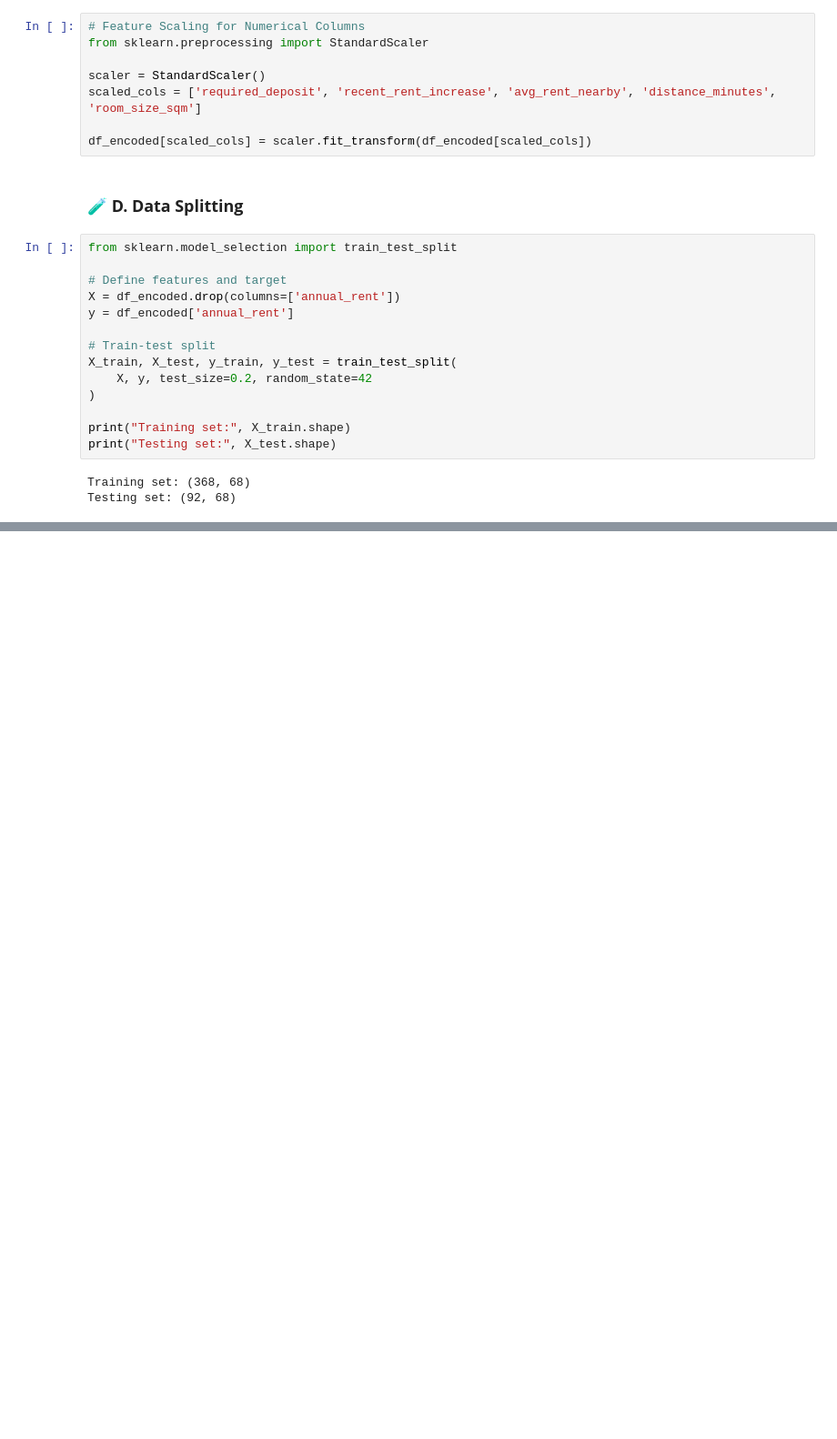
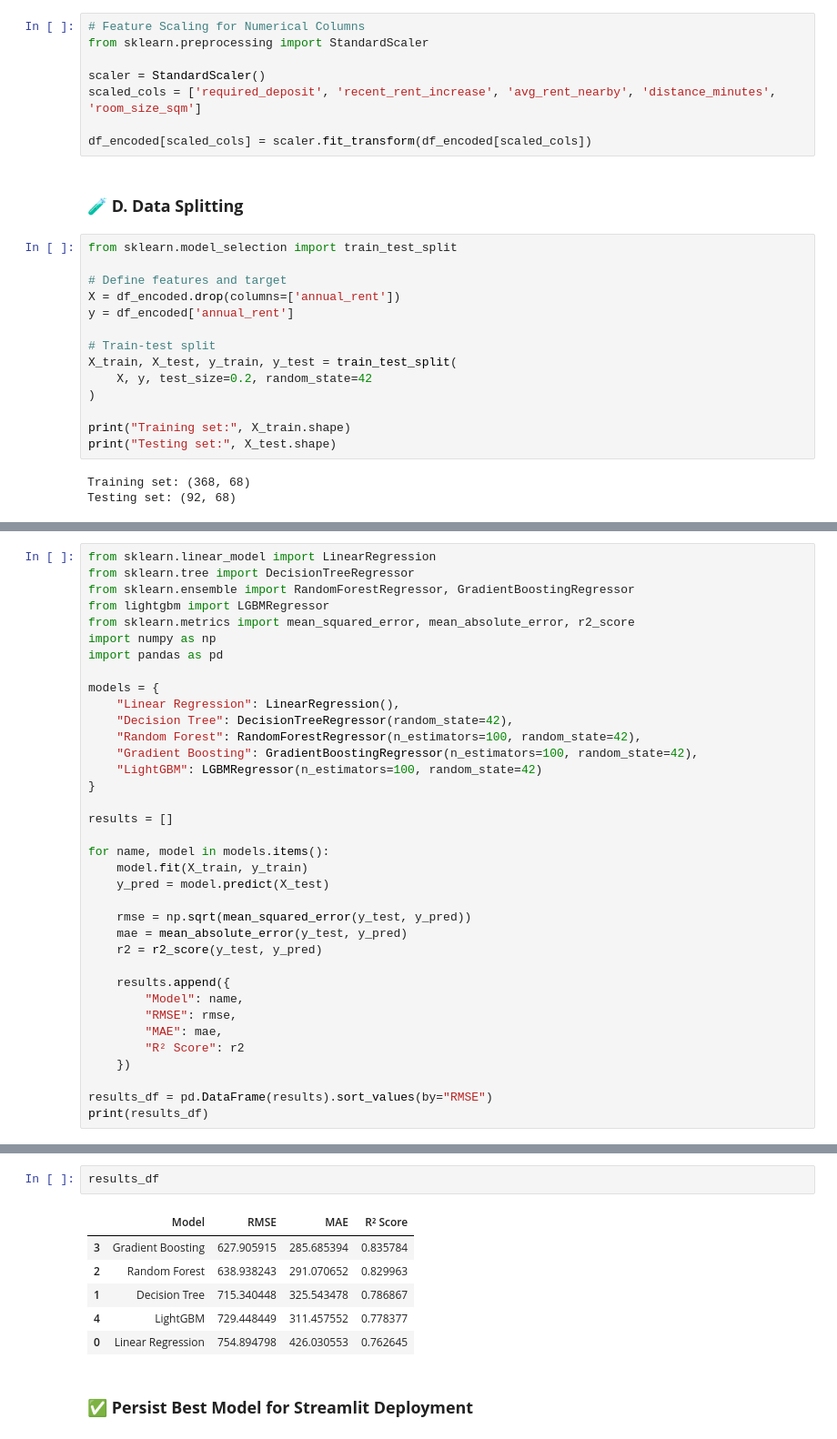
Before and after one commit to parockson/hostel-prices, a Jupyter notebook: modelling/notebook.ipynb, the cells around one changed output, grey strips where cells are left out. Shown at 91% size. Cells and saved outputs as stored; diff of their text form; blank space fills up the shorter version.

Commit message:
model and persist model

```diff
--- a/modelling/notebook.ipynb
+++ b/modelling/notebook.ipynb
@@ -647,0 +620,36 @@ SyntaxError: invalid character '–' (U+2013) (183795848.py, line 28)
+# %%
+from sklearn.linear_model import LinearRegression
+from sklearn.tree import DecisionTreeRegressor
+from sklearn.ensemble import RandomForestRegressor, GradientBoostingRegressor
+from lightgbm import LGBMRegressor
+from sklearn.metrics import mean_squared_error, mean_absolute_error, r2_score
+import numpy as np
+import pandas as pd
+
+models = {
+    "Linear Regression": LinearRegression(),
+    "Decision Tree": DecisionTreeRegressor(random_state=42),
+    "Random Forest": RandomForestRegressor(n_estimators=100, random_state=42),
+    "Gradient Boosting": GradientBoostingRegressor(n_estimators=100, random_state=42),
+    "LightGBM": LGBMRegressor(n_estimators=100, random_state=42)
+}
+
+results = []
+
+for name, model in models.items():
+    model.fit(X_train, y_train)
+    y_pred = model.predict(X_test)
+
+    rmse = np.sqrt(mean_squared_error(y_test, y_pred))
+    mae = mean_absolute_error(y_test, y_pred)
+    r2 = r2_score(y_test, y_pred)
+
+    results.append({
+        "Model": name,
+        "RMSE": rmse,
+        "MAE": mae,
+        "R² Score": r2
+    })
+
+results_df = pd.DataFrame(results).sort_values(by="RMSE")
+print(results_df)
@@ -647,0 +674,11 @@ SyntaxError: invalid character '–' (U+2013) (183795848.py, line 28)
+# %%
+results_df
+# %% [output]
+|  | Model | RMSE | MAE | R² Score |
+| 3 | Gradient Boosting | 627.905915 | 285.685394 | 0.835784 |
+| 2 | Random Forest | 638.938243 | 291.070652 | 0.829963 |
+| 1 | Decision Tree | 715.340448 | 325.543478 | 0.786867 |
+| 4 | LightGBM | 729.448449 | 311.457552 | 0.778377 |
+| 0 | Linear Regression | 754.894798 | 426.030553 | 0.762645 |
+# %% [markdown]
+### **✅ Persist Best Model for Streamlit Deployment**
```
Also changed, not shown: parts of 8 cells of this notebook, 2 other files.
